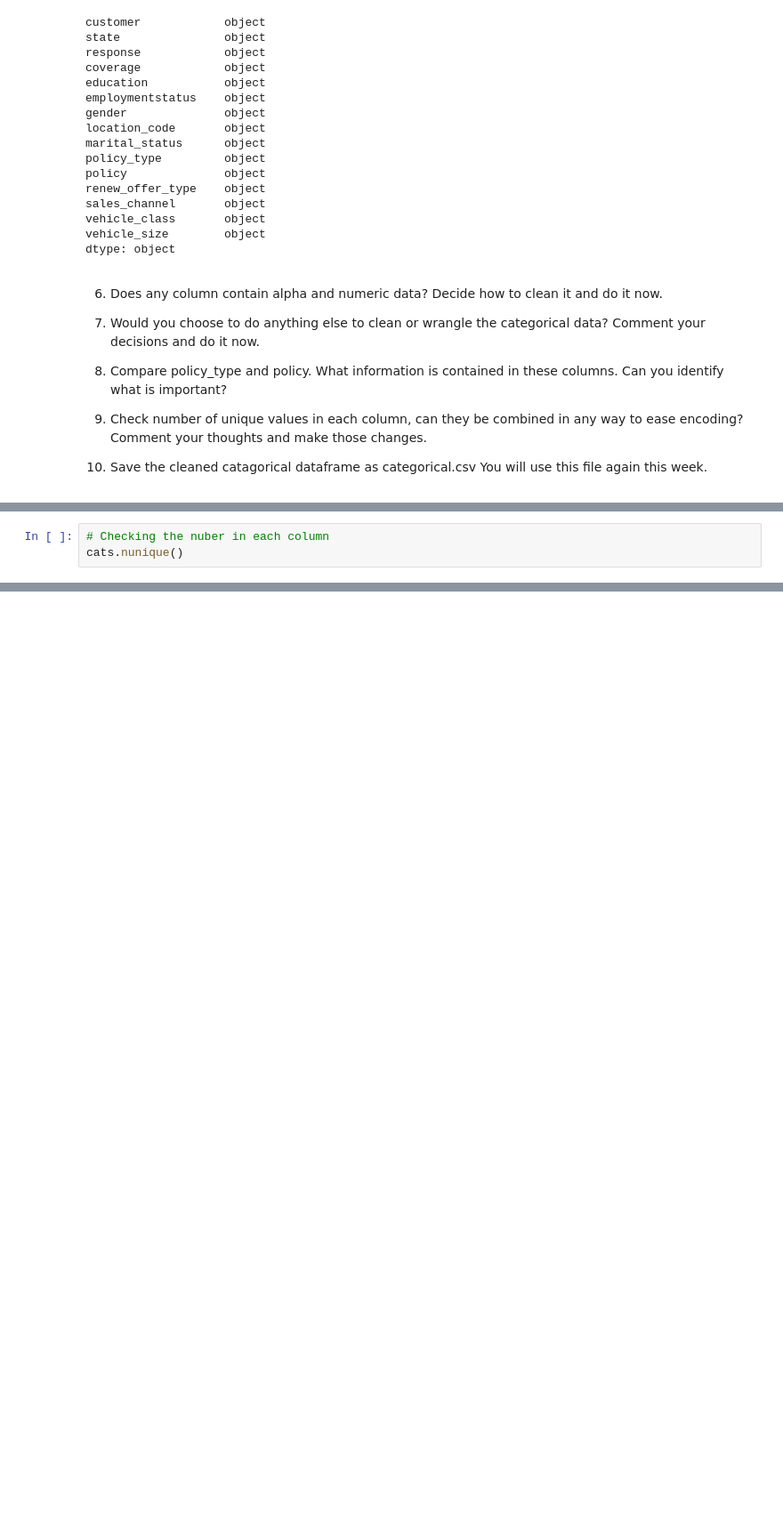
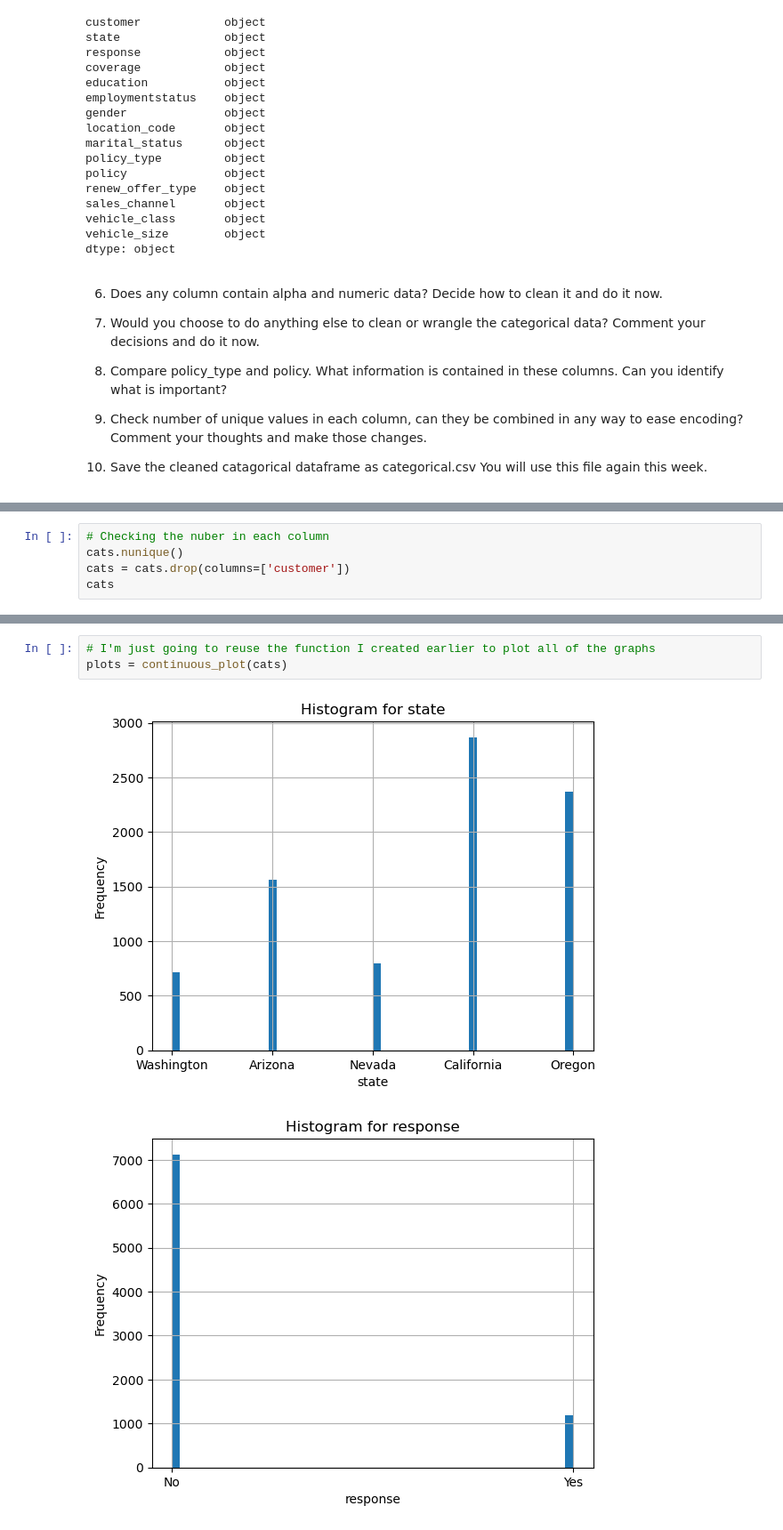
Before and after one commit to TLEvans2/lab-cleaning-numerical-data, a Jupyter notebook: files_for_lab/Lab | Cleaning numerical & Cat data.ipynb, the cells around one changed output, grey strips where cells are left out. Shown at 89% size. Saved outputs shown, nothing was run; the diff lists cells and outputs as text; blank space fills up the shorter version.

```diff
--- a/files_for_lab/Lab | Cleaning numerical & Cat data.ipynb
+++ b/files_for_lab/Lab | Cleaning numerical & Cat data.ipynb
@@ -416,4 +433,6 @@ cats
 # %%
 # Checking the nuber in each column
 cats.nunique()
+cats = cats.drop(columns=['customer'])
+cats
 # %% [output]
@@ -442,0 +467,6 @@ dtype: int64
+# %%
+# I'm just going to reuse the function I created earlier to plot all of the graphs
+plots = continuous_plot(cats)
+# %% [output]
+[figure, added]
+[figure, added]
```
Also changed, not shown: parts of 42 cells of this notebook, 1 other file.
